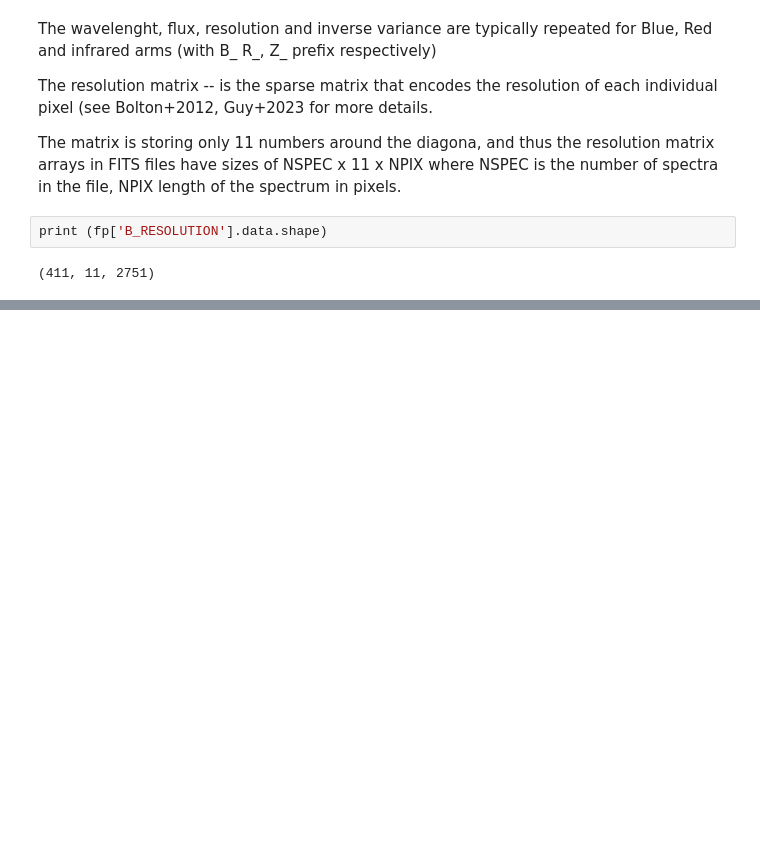
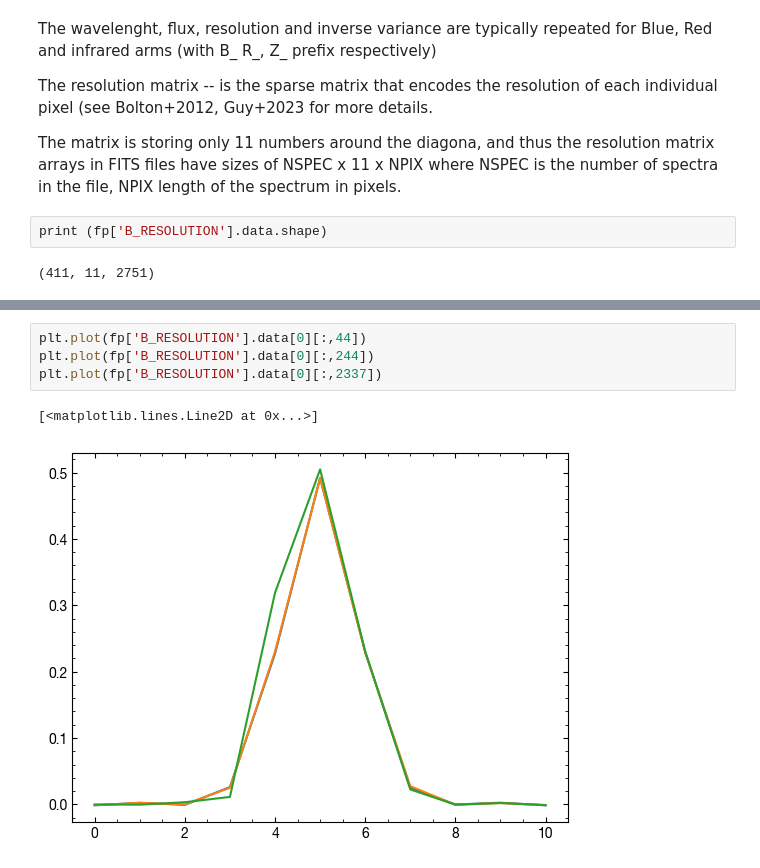
Before and after one commit to segasai/desi_mws_tutorial_toronto2026, a Jupyter notebook: DR1_main_survey_basics.ipynb, the cells around one changed output, grey strips where cells are left out. Drawn from its saved outputs; the diff is of its cells as text; blank space fills up the shorter version.

```diff
--- a/DR1_main_survey_basics.ipynb
+++ b/DR1_main_survey_basics.ipynb
@@ -138,0 +144,7 @@ print (fp['B_RESOLUTION'].data.shape)
+# %%
+plt.plot(fp['B_RESOLUTION'].data[0][:,44])
+plt.plot(fp['B_RESOLUTION'].data[0][:,244])
+plt.plot(fp['B_RESOLUTION'].data[0][:,2337])
+# %% [output]
+[<matplotlib.lines.Line2D at 0x...>]
+[figure, added]
```
Also changed, not shown: parts of 5 cells of this notebook, 1 other file.
